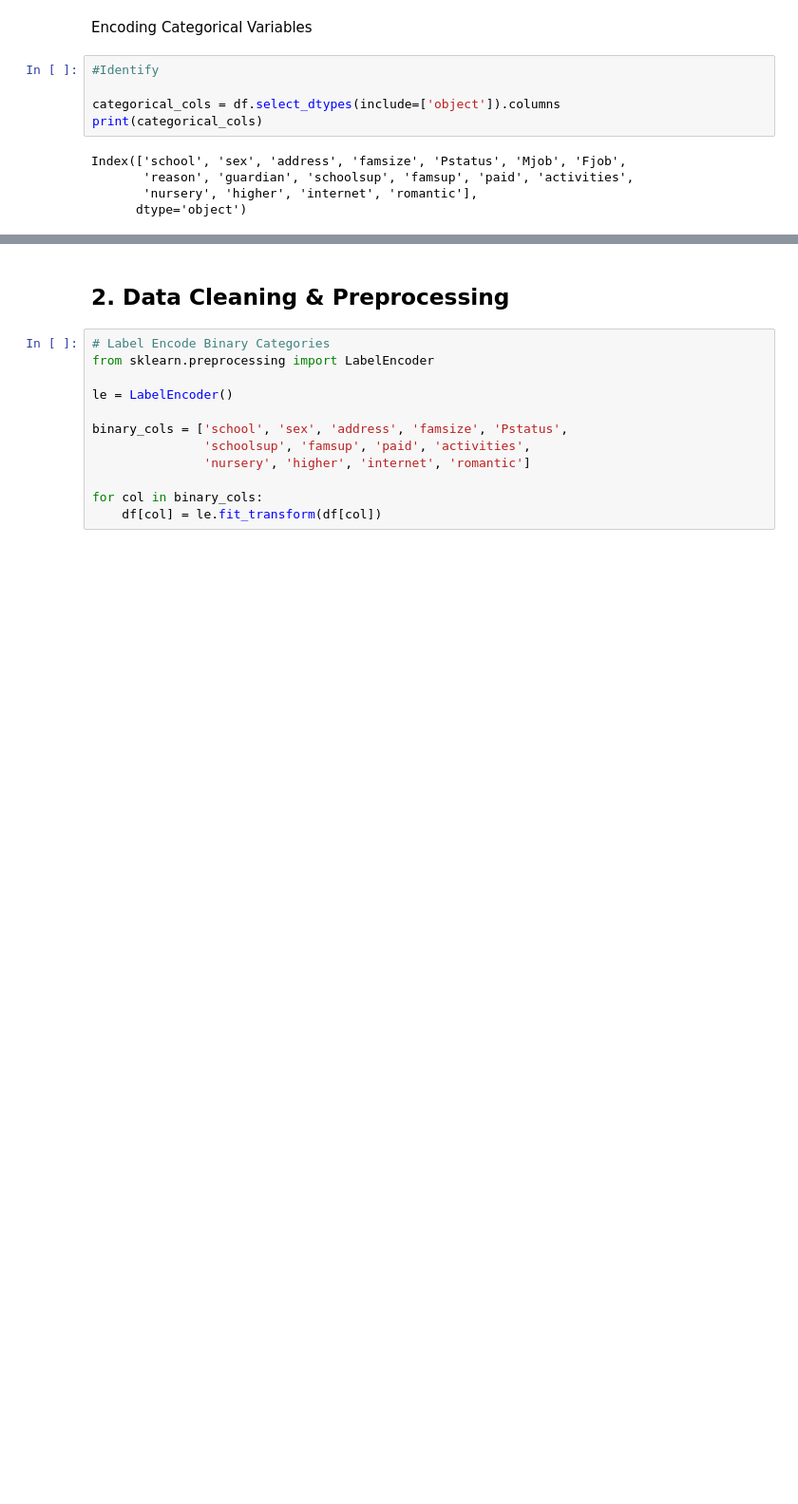
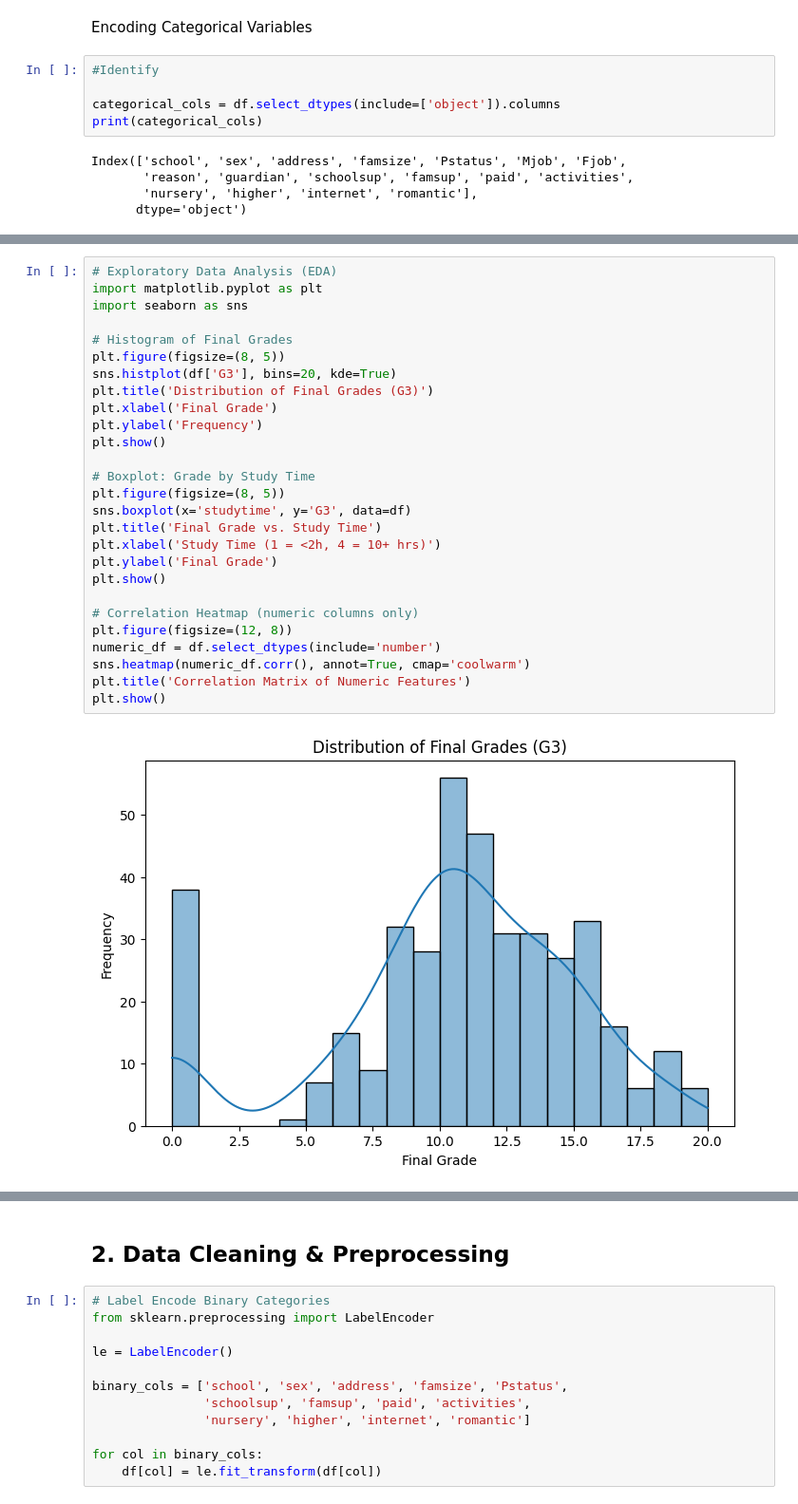
Before and after one commit to sukhmani/ProjectDS510student, a Jupyter notebook: project.ipynb, the cells around one changed output, grey strips where cells are left out. Shown at 95% size. Cells and saved outputs as stored; diff of their text form; blank space fills up the shorter version.

```diff
--- a/project.ipynb
+++ b/project.ipynb
@@ -152,0 +157,29 @@ Index(['school', 'sex', 'address', 'famsize', 'Pstatus', 'Mjob', 'Fjob',
+# %%
+# Exploratory Data Analysis (EDA)
+import matplotlib.pyplot as plt
+import seaborn as sns
+
+# Histogram of Final Grades
+plt.figure(figsize=(8, 5))
+sns.histplot(df['G3'], bins=20, kde=True)
+plt.title('Distribution of Final Grades (G3)')
+plt.xlabel('Final Grade')
+plt.ylabel('Frequency')
+plt.show()
+
+# Boxplot: Grade by Study Time
+plt.figure(figsize=(8, 5))
+sns.boxplot(x='studytime', y='G3', data=df)
+plt.title('Final Grade vs. Study Time')
+plt.xlabel('Study Time (1 = <2h, 4 = 10+ hrs)')
+plt.ylabel('Final Grade')
+plt.show()
+
+# Correlation Heatmap (numeric columns only)
+plt.figure(figsize=(12, 8))
+numeric_df = df.select_dtypes(include='number')
+sns.heatmap(numeric_df.corr(), annot=True, cmap='coolwarm')
+plt.title('Correlation Matrix of Numeric Features')
+plt.show()
+# %% [output]
+[figure, added]
```
Also changed, not shown: parts of 2 cells of this notebook.
